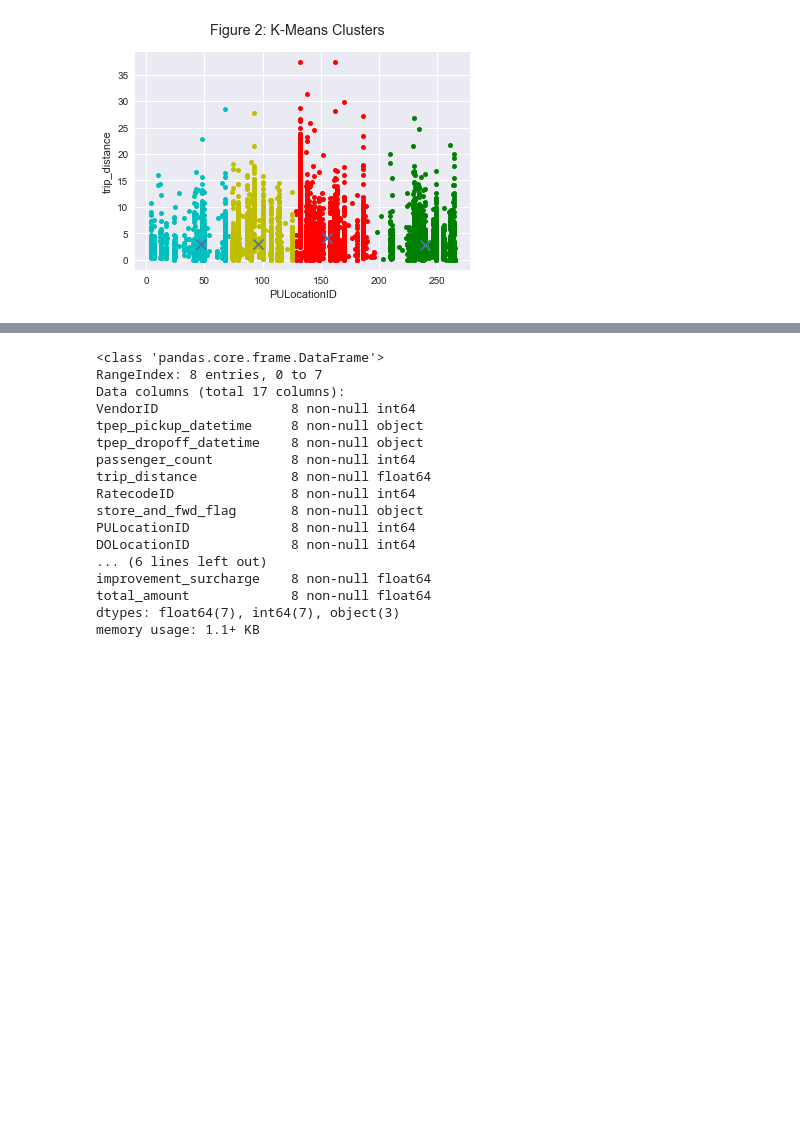
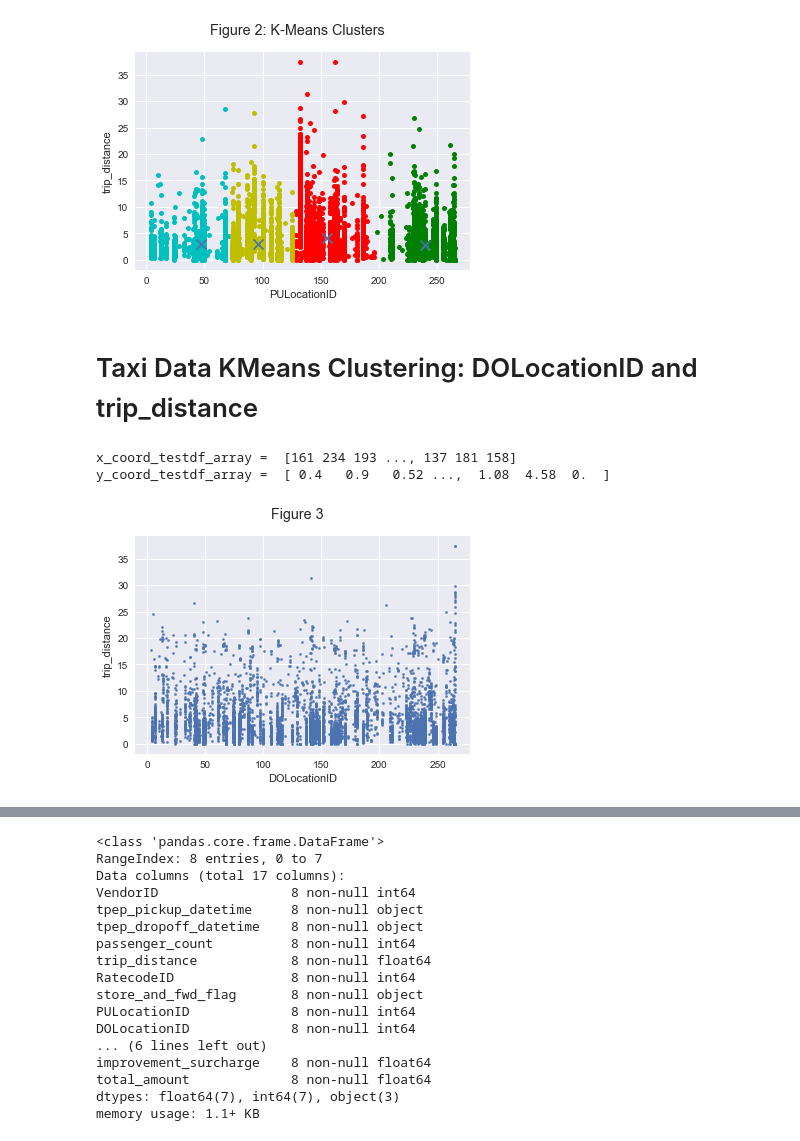
Before and after one commit to peter-z-wang/NYC-Taxi-Data, a Jupyter notebook: source_code/Taxi_Data_KMeans_Clustering.ipynb, the cells around one changed output, grey strips where cells are left out. Drawn from its saved outputs; the diff is of its cells as text; code cells hidden in the pictures; blank space fills up the shorter version.

Commit message:
Updated w/ kmeans clustering for DOLocationID and trip_distance

```diff
--- a/source_code/Taxi_Data_KMeans_Clustering.ipynb
+++ b/source_code/Taxi_Data_KMeans_Clustering.ipynb
@@ -108,3 +110,21 @@ coordinate:  [ 162.      1.08] label:  1
 coordinate:  [ 255.      4.58] label:  0
 coordinate:  [ 158.    0.] label:  1
 [figure]
+# %% [markdown]
+# Taxi Data KMeans Clustering: DOLocationID and trip_distance
+# %%
+x_coord_traindf_array_DO = np.array(traindf['DOLocationID'])
+print("x_coord_testdf_array = ", x_coord_traindf_array)
+y_coord_testdf_array_DO = np.array(testdf['trip_distance'])
+print("y_coord_testdf_array = ", y_coord_testdf_array)
+# %% [output]
+x_coord_testdf_array =  [161 234 193 ..., 137 181 158]
+y_coord_testdf_array =  [ 0.4   0.9   0.52 ...,  1.08  4.58  0.  ]
+# %%
+plt.scatter(x_coord_traindf_array_DO, y_coord_testdf_array_DO, s=5)
+plt.suptitle('Figure 3')
+plt.xlabel('DOLocationID')
+plt.ylabel('trip_distance')
+plt.show()
+# %% [output]
+[figure, added]
```
Also changed, not shown: parts of 3 cells of this notebook.
